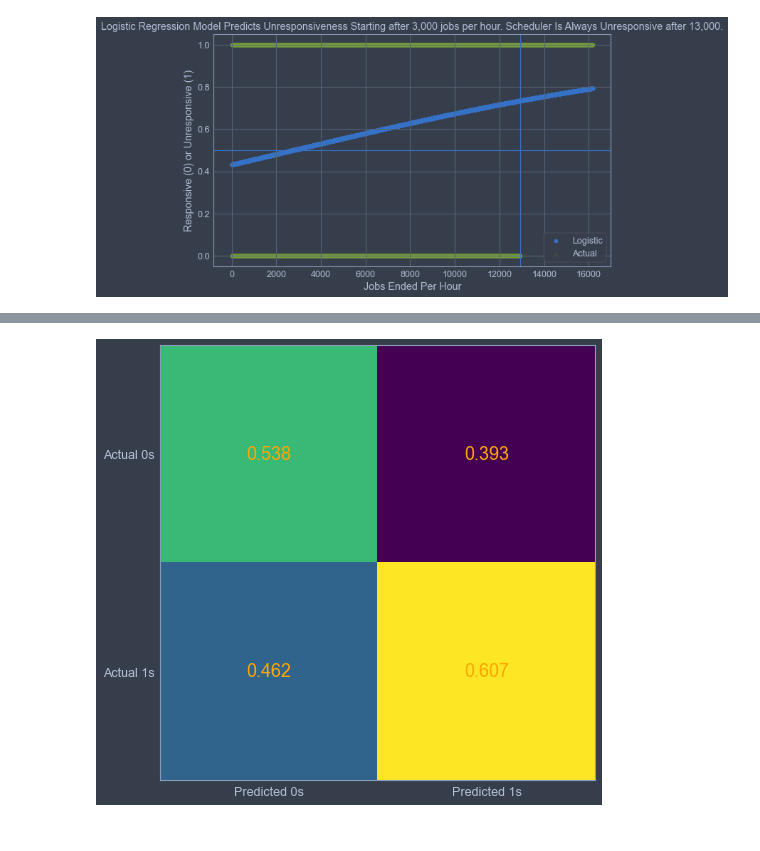
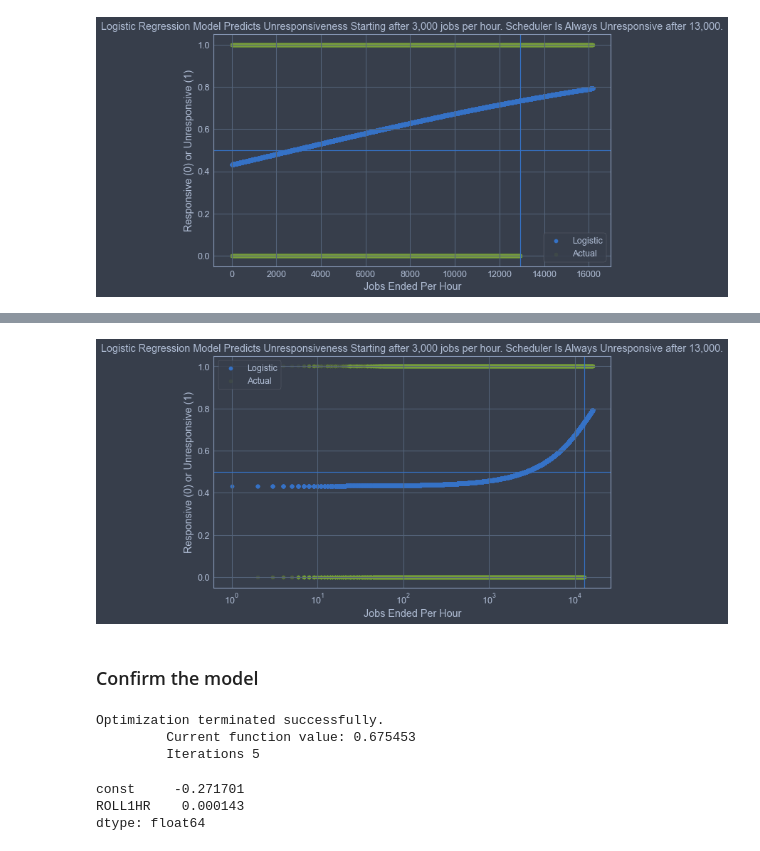
Before and after one commit to jrioross/accre-data-nerds, a Jupyter notebook: notebooks/jrr_02_logs_exploration.ipynb, the cells around one changed output, grey strips where cells are left out. Saved outputs shown, nothing was run; the diff lists cells and outputs as text; code cells hidden in the pictures.

Commit message:
Filled in some interpretation of the logreg model; added log transform of model x axis.

```diff
--- a/notebooks/jrr_02_logs_exploration.ipynb
+++ b/notebooks/jrr_02_logs_exploration.ipynb
@@ -354,15 +339,32 @@ dtype: float64
-# %%
-cm = np.round(result.pred_table()/sum(result.pred_table()),3)
-
-fig, ax = plt.subplots(figsize=(8, 8))
-ax.imshow(cm)
-ax.grid(False)
-ax.xaxis.set(ticks=(0, 1), ticklabels=('Predicted 0s', 'Predicted 1s'))
-ax.yaxis.set(ticks=(0, 1), ticklabels=('Actual 0s', 'Actual 1s'))
-ax.set_ylim(1.5, -0.5)
-for i in range(2):
-    for j in range(2):
-        ax.text(j, i, cm[i, j], ha='center', va='center', color='orange', size = 18)
-plt.show()
-# %% [output]
-[figure, removed]
+# %%
+fig, ax = plt.subplots(figsize = (10,6))
+
+x = slurm_cf['ROLL1HR']
+y_logistic = 1/(1+np.exp(-(-0.2717 + (0.0001*x))))
+plt.scatter(x, y_logistic, label = 'Logistic')
+
+x = slurm_cf['ROLL1HR']
+y = slurm_cf['ROLL1HRUR']
+plt.scatter(x, y, label = 'Actual', alpha = 0.1)
+ax.set(xscale = 'log')
+ax.axhline(0.5)
+ax.axvline(slurm_cf.loc[slurm_cf['ROLL1HRUR'] == False, 'ROLL1HR'].max())
+plt.legend()
+plt.title("Logistic Regression Model Predicts Unresponsiveness Starting after 3,000 jobs per hour. Scheduler Is Always Unresponsive after 13,000.")
+plt.ylabel("Responsive (0) or Unresponsive (1)")
+plt.xlabel("Jobs Ended Per Hour");
+# %% [output]
+[figure, added]
+# %% [markdown]
+### Confirm the model
+# %%
+model = sm.Logit(slurm_cf['ROLL1HRUR'], sm.add_constant(slurm_cf['ROLL1HR']))
+result = model.fit(method = 'newton')
+result.params
+# %% [output]
+Optimization terminated successfully.
+         Current function value: 0.675453
+         Iterations 5
+const     -0.271701
+ROLL1HR    0.000143
+dtype: float64
```
Also changed, not shown: parts of 17 cells of this notebook, 1 other file.
